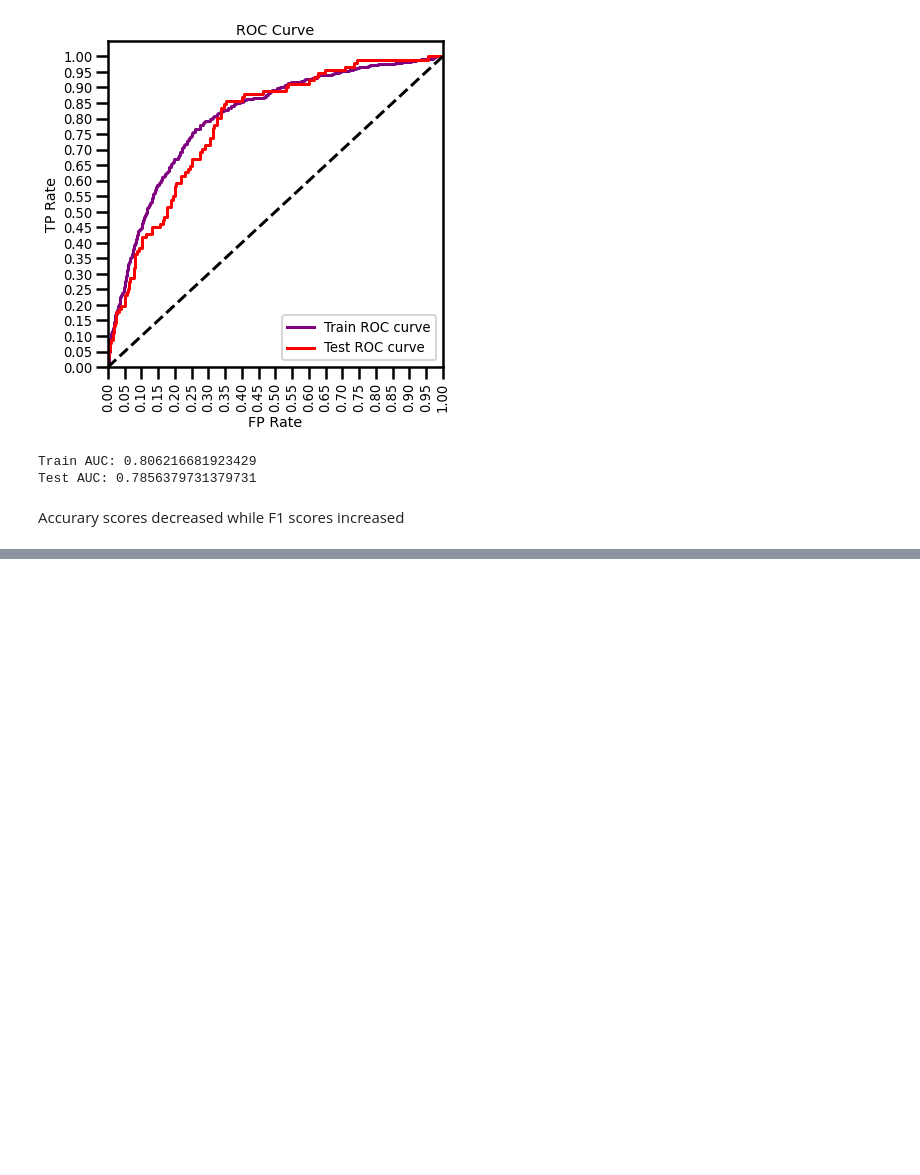
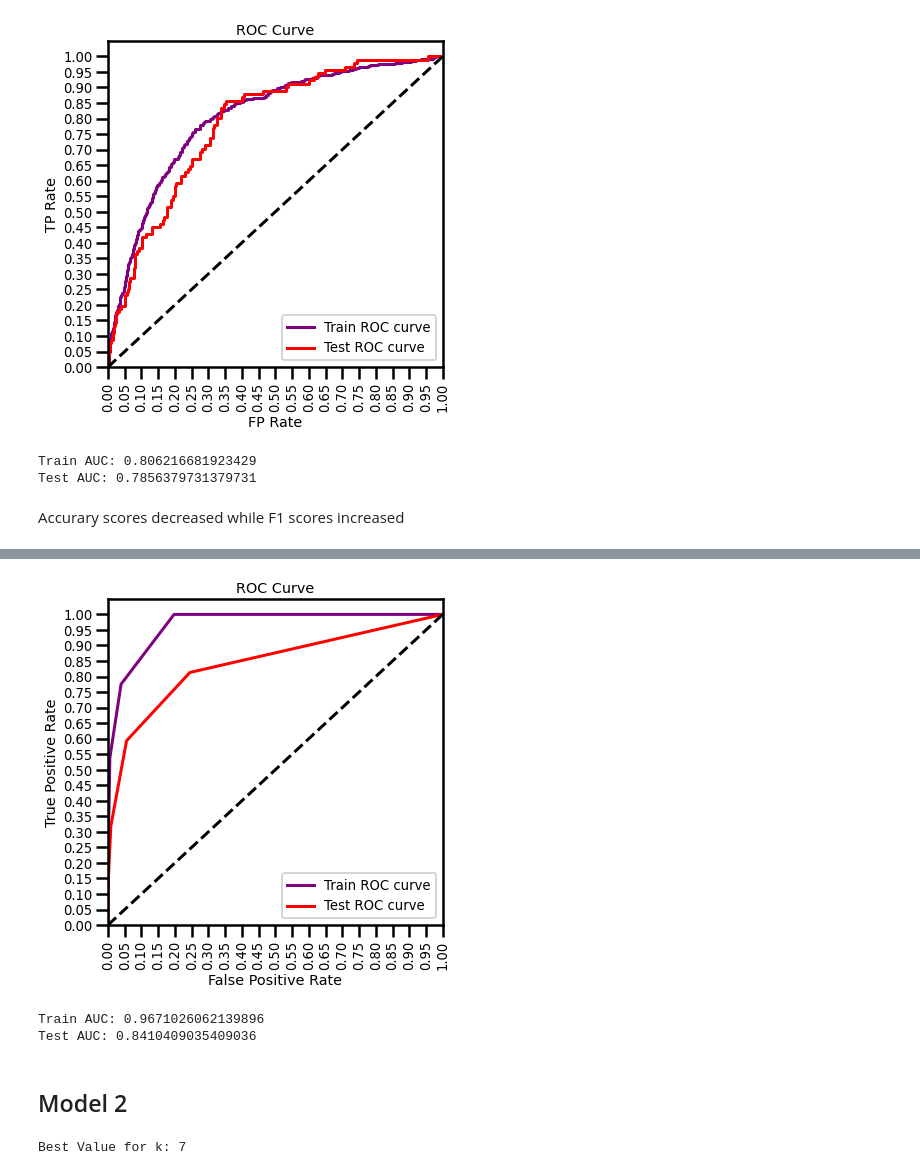
Before and after one commit to sumed-h/SyriaTelProject, a Jupyter notebook: Group2Final(SyriaTel).ipynb, the cells around one changed output, grey strips where cells are left out. Cells and saved outputs as stored; diff of their text form; code cells hidden in the pictures; blank space fills up the shorter version.

```diff
--- a/Group2Final(SyriaTel).ipynb
+++ b/Group2Final(SyriaTel).ipynb
@@ -581,0 +641,26 @@ Accurary scores decreased while F1 scores increased
+# %%
+plot_roc_proba(knn, x_train_scaled, x_test_scaled, y_train, y_test)
+# %% [output]
+[figure, added]
+Train AUC: 0.9671026062139896
+Test AUC: 0.8410409035409036
+# %% [markdown]
+## Model 2
+# %%
+def find_best_k(x_train_scaled, y_train, x_test_scaled, y_test, min_k=1, max_k=25):
+    best_k = 0
+    best_score = 0.0
+    for k in range(min_k, max_k+1, 2):
+        knn = KNeighborsClassifier(n_neighbors=k)
+        knn.fit(x_train_scaled, y_train)
+        train_score = knn.score(x_train_scaled, y_train)
+        test_score = knn.score(x_test_scaled, y_test)
+        if test_score > best_score:
+            best_k = k
+            best_score = test_score
+
+    print("Best Value for k: {}".format(best_k))
+
+find_best_k(x_train_scaled, y_train, x_test_scaled, y_test)
+# %% [output]
+Best Value for k: 7
```
Also changed, not shown: parts of 9 cells of this notebook.
